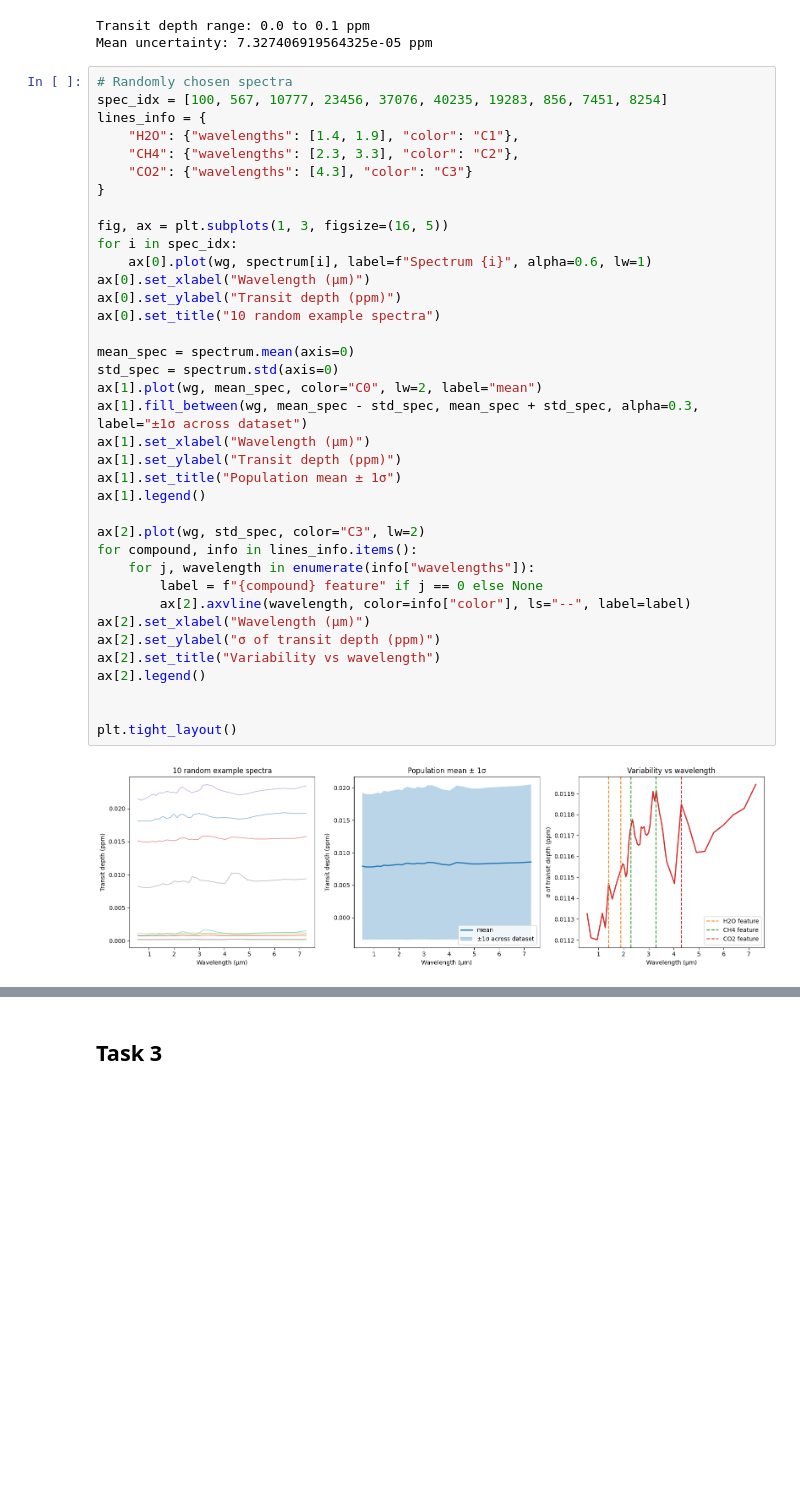
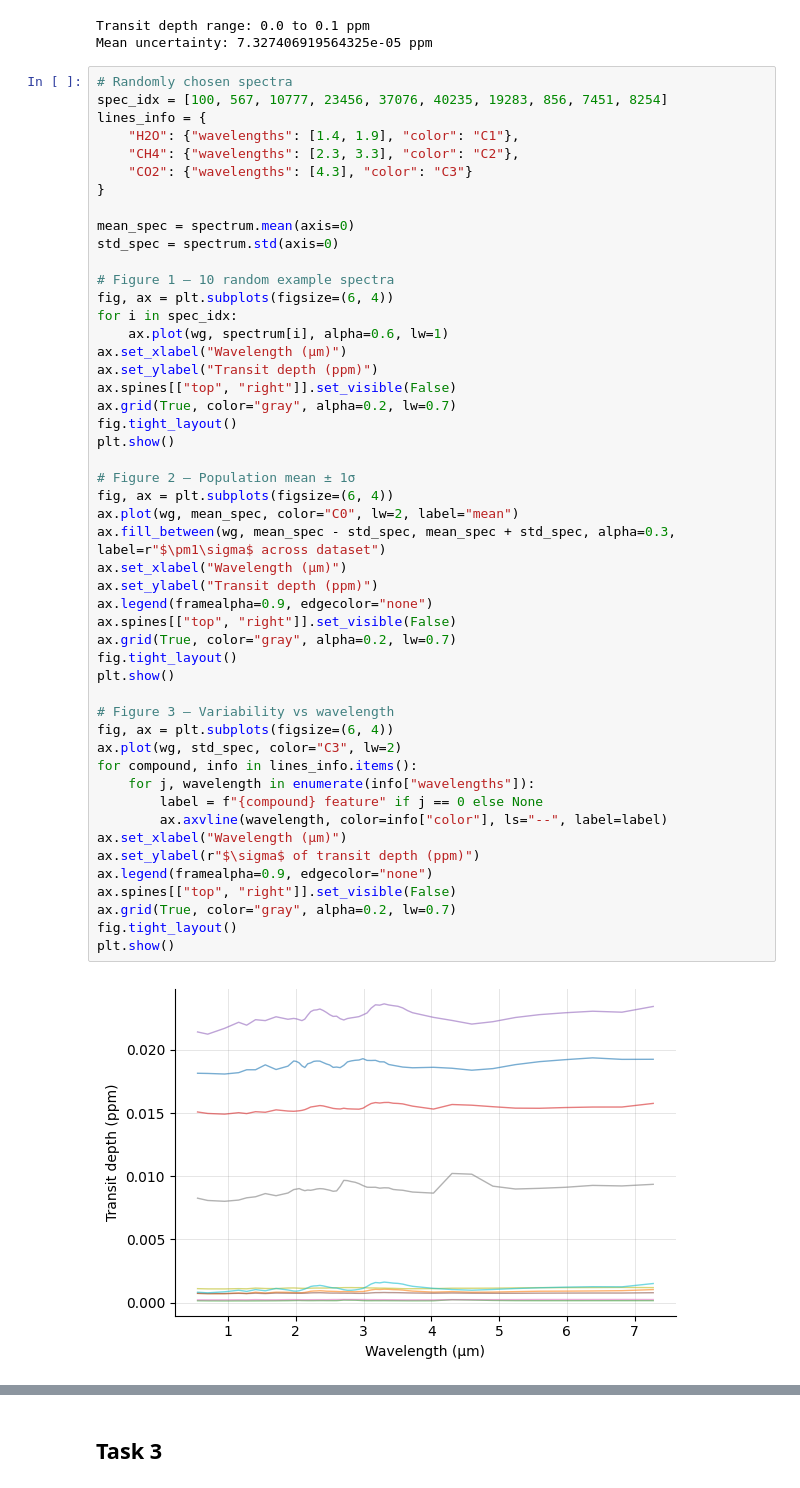
Before and after one commit to eiseleb47/DataScience, a Jupyter notebook: Worksheet_7/worksheet_7_Benjamin.ipynb, the cells around one changed output, grey strips where cells are left out. Drawn from its saved outputs; the diff is of its cells as text; blank space fills up the shorter version.

Commit message:
Small updates to plots

```diff
--- a/Worksheet_7/worksheet_7_Benjamin.ipynb
+++ b/Worksheet_7/worksheet_7_Benjamin.ipynb
@@ -44,39 +37,51 @@ Mean uncertainty: 7.327406919564325e-05 ppm
 # %%
 # Randomly chosen spectra
 spec_idx = [100, 567, 10777, 23456, 37076, 40235, 19283, 856, 7451, 8254]
 lines_info = {
     "H2O": {"wavelengths": [1.4, 1.9], "color": "C1"},
     "CH4": {"wavelengths": [2.3, 3.3], "color": "C2"},
     "CO2": {"wavelengths": [4.3], "color": "C3"}
 }
 
-fig, ax = plt.subplots(1, 3, figsize=(16, 5))
-for i in spec_idx:
-    ax[0].plot(wg, spectrum[i], label=f"Spectrum {i}", alpha=0.6, lw=1)
-ax[0].set_xlabel("Wavelength (µm)")
-ax[0].set_ylabel("Transit depth (ppm)")
-ax[0].set_title("10 random example spectra")
-
 mean_spec = spectrum.mean(axis=0)
 std_spec = spectrum.std(axis=0)
-ax[1].plot(wg, mean_spec, color="C0", lw=2, label="mean")
-ax[1].fill_between(wg, mean_spec - std_spec, mean_spec + std_spec, alpha=0.3, label="±1σ across dataset")
-ax[1].set_xlabel("Wavelength (µm)")
-ax[1].set_ylabel("Transit depth (ppm)")
-ax[1].set_title("Population mean ± 1σ")
-ax[1].legend()
 
-ax[2].plot(wg, std_spec, color="C3", lw=2)
+# Figure 1 — 10 random example spectra
+fig, ax = plt.subplots(figsize=(6, 4))
+for i in spec_idx:
+    ax.plot(wg, spectrum[i], alpha=0.6, lw=1)
+ax.set_xlabel("Wavelength (µm)")
+ax.set_ylabel("Transit depth (ppm)")
+ax.spines[["top", "right"]].set_visible(False)
+ax.grid(True, color="gray", alpha=0.2, lw=0.7)
+fig.tight_layout()
+plt.show()
+
+# Figure 2 — Population mean ± 1σ
+fig, ax = plt.subplots(figsize=(6, 4))
+ax.plot(wg, mean_spec, color="C0", lw=2, label="mean")
+ax.fill_between(wg, mean_spec - std_spec, mean_spec + std_spec, alpha=0.3, label=r"$\pm1\sigma$ across dataset")
+ax.set_xlabel("Wavelength (µm)")
+ax.set_ylabel("Transit depth (ppm)")
+ax.legend(framealpha=0.9, edgecolor="none")
+ax.spines[["top", "right"]].set_visible(False)
+ax.grid(True, color="gray", alpha=0.2, lw=0.7)
+fig.tight_layout()
+plt.show()
+
+# Figure 3 — Variability vs wavelength
+fig, ax = plt.subplots(figsize=(6, 4))
+ax.plot(wg, std_spec, color="C3", lw=2)
 for compound, info in lines_info.items():
     for j, wavelength in enumerate(info["wavelengths"]):
         label = f"{compound} feature" if j == 0 else None
-        ax[2].axvline(wavelength, color=info["color"], ls="--", label=label)
-ax[2].set_xlabel("Wavelength (µm)")
-ax[2].set_ylabel("σ of transit depth (ppm)")
-ax[2].set_title("Variability vs wavelength")
-ax[2].legend()
-
-
-plt.tight_layout()
+        ax.axvline(wavelength, color=info["color"], ls="--", label=label)
+ax.set_xlabel("Wavelength (µm)")
+ax.set_ylabel(r"$\sigma$ of transit depth (ppm)")
+ax.legend(framealpha=0.9, edgecolor="none")
+ax.spines[["top", "right"]].set_visible(False)
+ax.grid(True, color="gray", alpha=0.2, lw=0.7)
+fig.tight_layout()
+plt.show()
 # %% [output]
-[figure, old version]
+[figure, new version]
```
Also changed, not shown: parts of 8 cells of this notebook.
